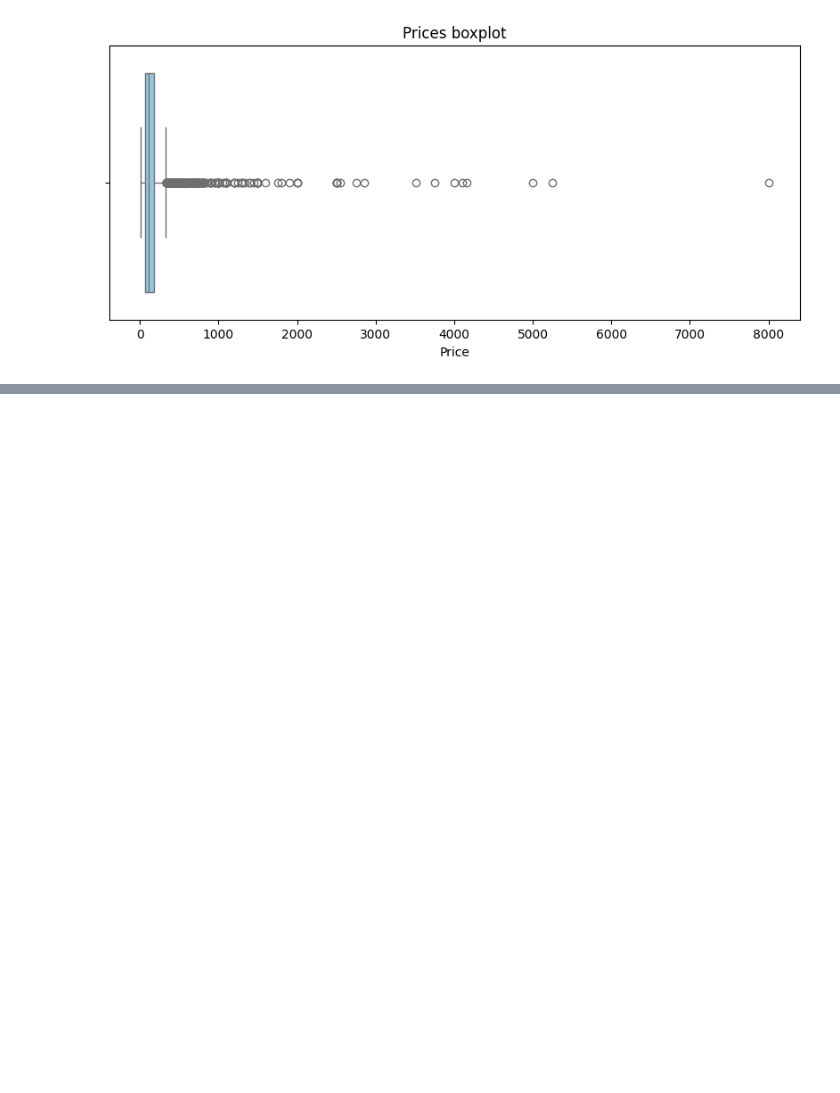
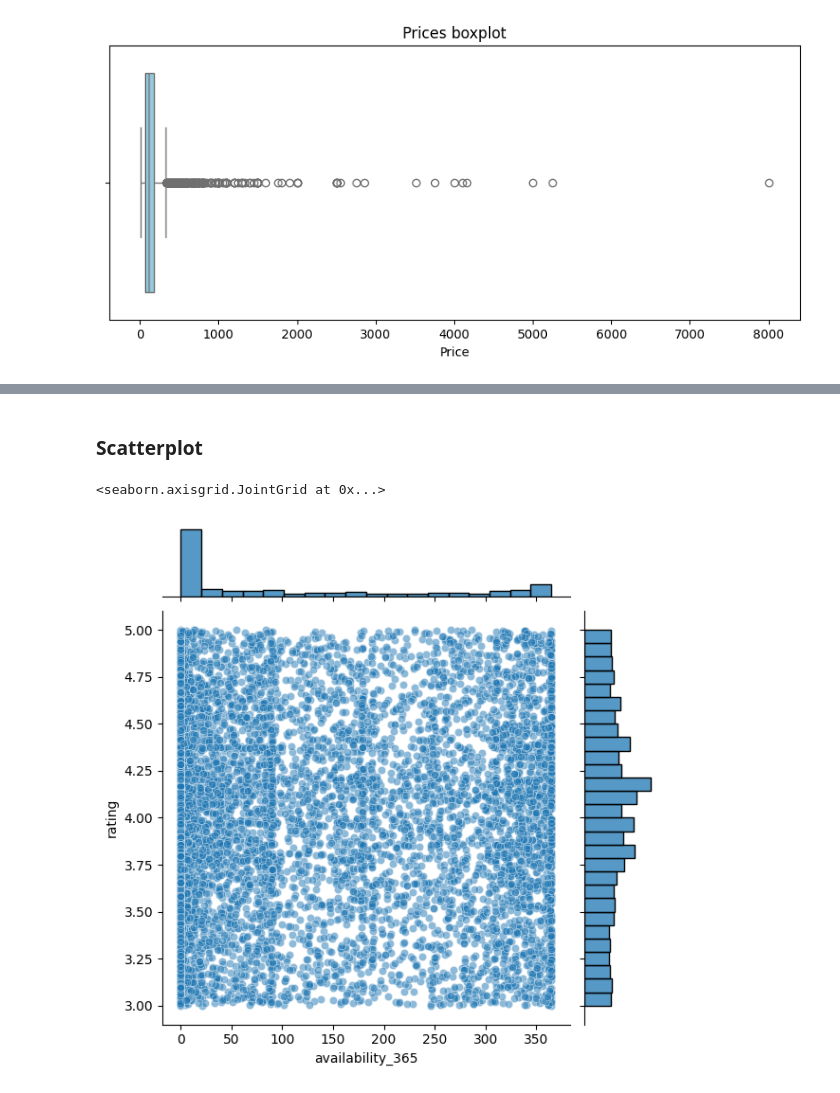
Before and after one commit to kingb6/Data_Preprocessing_Report, a Jupyter notebook: Cleaning_Data_in_Python_live_session.ipynb, the cells around one changed output, grey strips where cells are left out. Saved outputs shown, nothing was run; the diff lists cells and outputs as text; code cells hidden in the pictures; blank space fills up the shorter version.

Commit message:
heatmapy, scatterplot, tables

```diff
--- a/Cleaning_Data_in_Python_live_session.ipynb
+++ b/Cleaning_Data_in_Python_live_session.ipynb
@@ -1048,0 +1061,7 @@ plt.show()
+# %% [markdown]
+### Scatterplot
+# %%
+sns.jointplot(data=airbnb, x='availability_365', y='rating', alpha = .5)
+# %% [output]
+<seaborn.axisgrid.JointGrid at 0x...>
+[figure, added]
```
Also changed, not shown: parts of 13 cells of this notebook, 1 other file.
